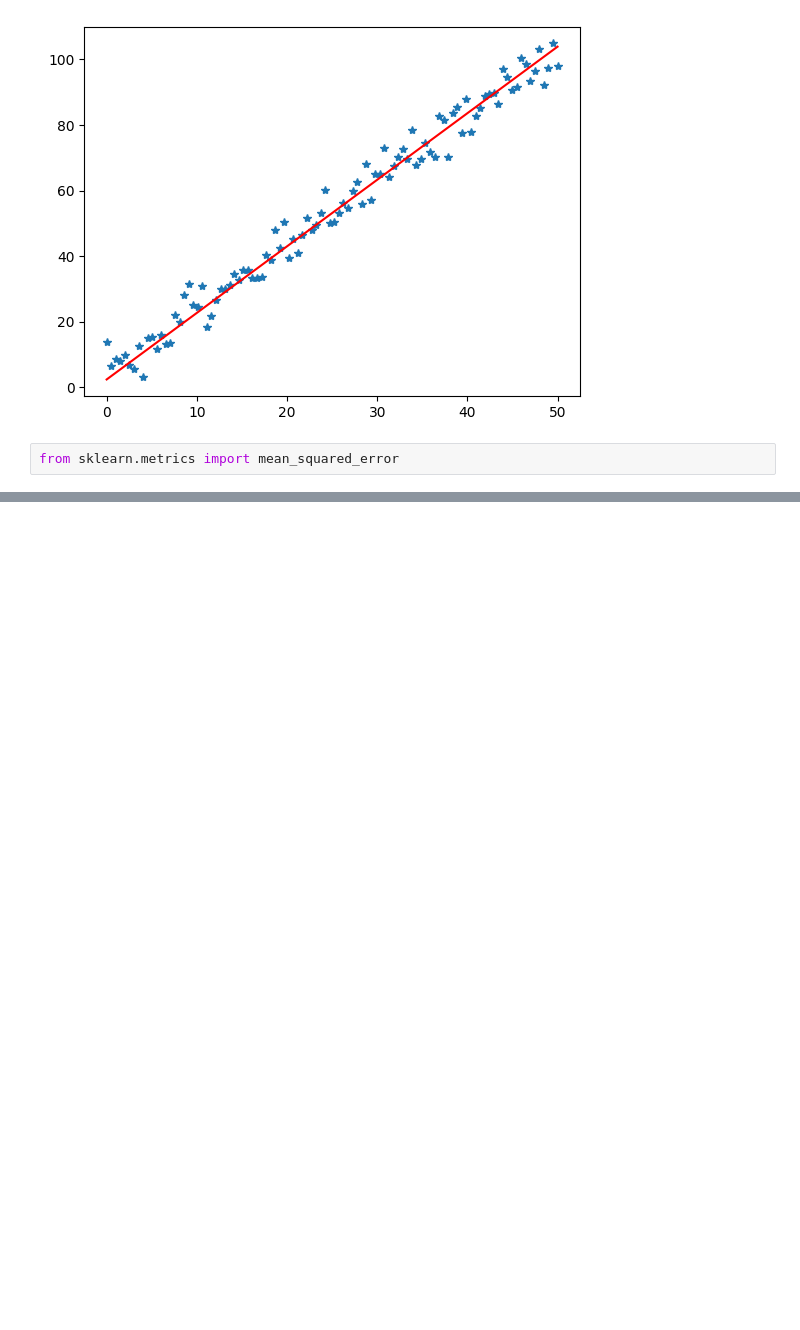
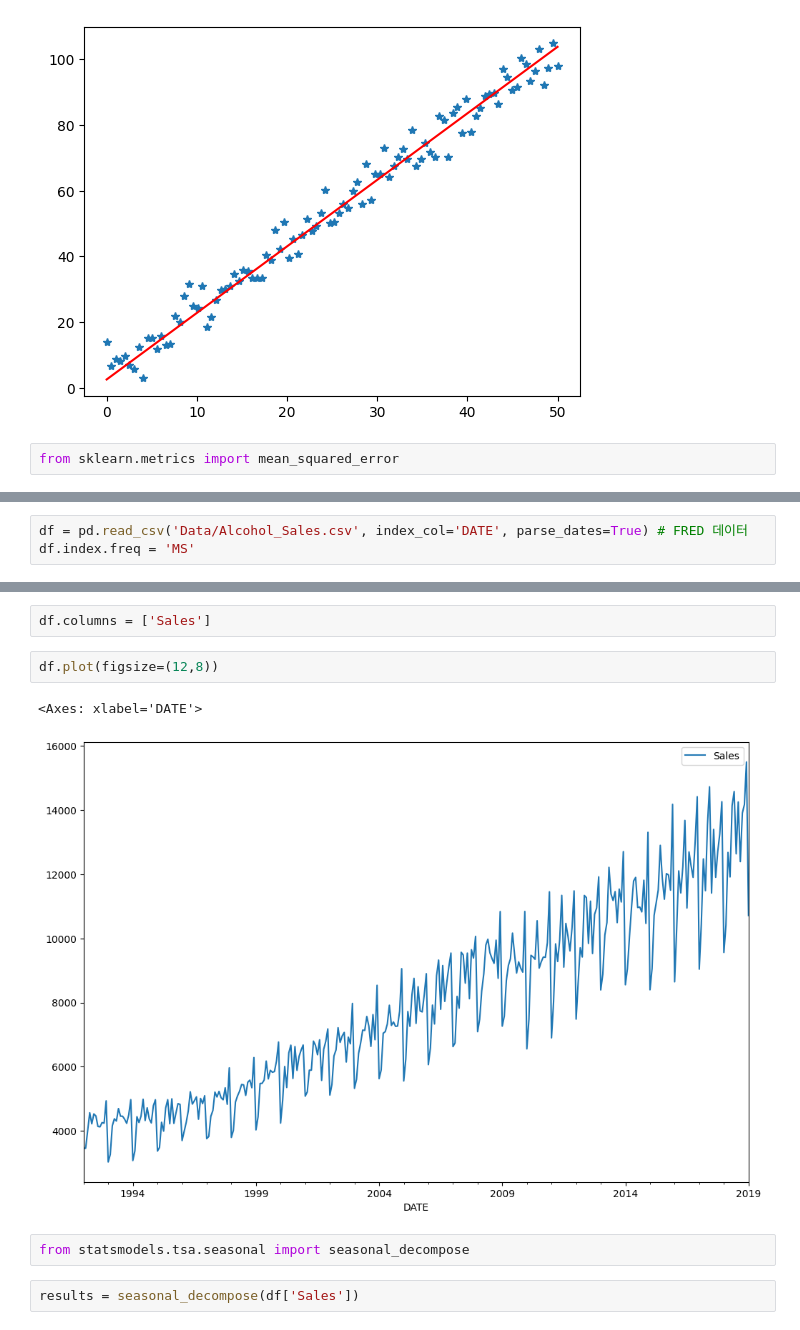
Before and after one commit to preinpost/udemy-timeseries-analysis, a Jupyter notebook: section9.ipynb, the cells around one changed output, grey strips where cells are left out. Drawn from its saved outputs; the diff is of its cells as text; blank space fills up the shorter version.

```diff
--- a/section9.ipynb
+++ b/section9.ipynb
@@ -140,0 +147,3 @@ mean_squared_error(y,y_pred)
+# %%
+df = pd.read_csv('Data/Alcohol_Sales.csv', index_col='DATE', parse_dates=True) # FRED 데이터
+df.index.freq = 'MS'
@@ -140,0 +160,11 @@ mean_squared_error(y,y_pred)
+# %%
+df.columns = ['Sales']
+# %%
+df.plot(figsize=(12,8))
+# %% [output]
+<Axes: xlabel='DATE'>
+[figure, added]
+# %%
+from statsmodels.tsa.seasonal import seasonal_decompose
+# %%
+results = seasonal_decompose(df['Sales'])
```
Also changed, not shown: parts of 63 cells of this notebook, 1 other file.
